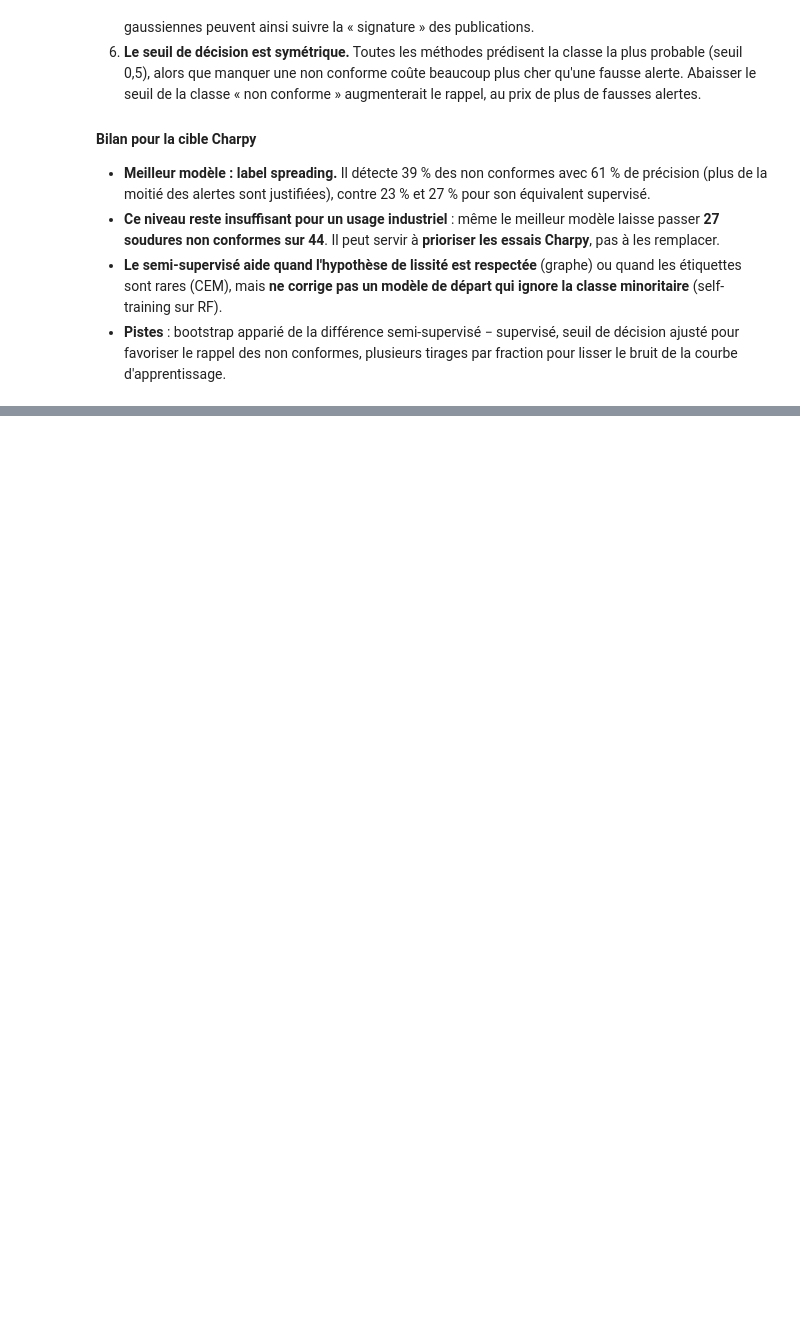
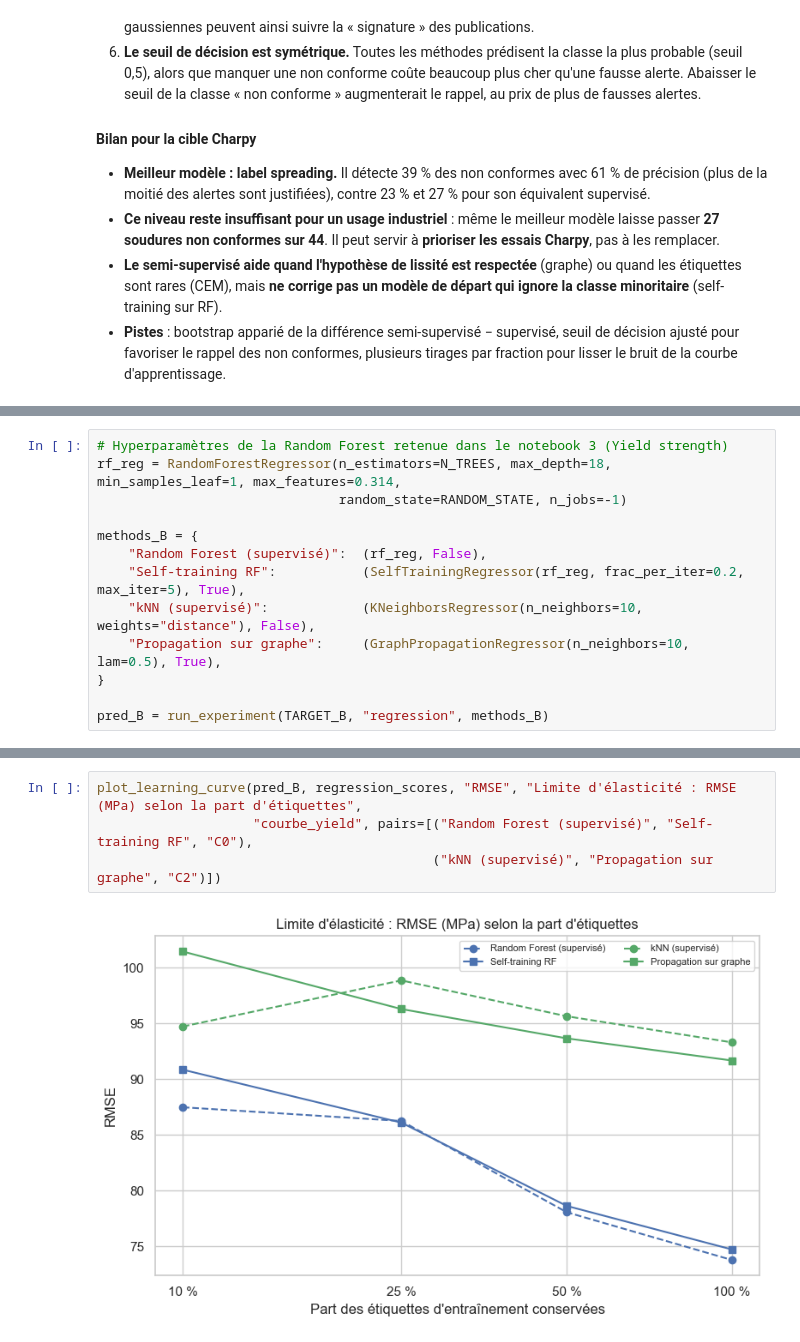
Before and after one commit to marilynehu25/Soudure-d-acier, a Jupyter notebook: 2. Analyses/4. Apprentissage semi supervisé.ipynb, the cells around one changed output, grey strips where cells are left out. Saved outputs shown, nothing was run; the diff lists cells and outputs as text; blank space fills up the shorter version.

```diff
--- a/2. Analyses/4. Apprentissage semi supervisé.ipynb
+++ b/2. Analyses/4. Apprentissage semi supervisé.ipynb
@@ -587,0 +592,13 @@ plt.tight_layout(); savefig("confusion_charpy"); plt.show()
+# %%
+# Hyperparamètres de la Random Forest retenue dans le notebook 3 (Yield strength)
+rf_reg = RandomForestRegressor(n_estimators=N_TREES, max_depth=18, min_samples_leaf=1, max_features=0.314,
+                               random_state=RANDOM_STATE, n_jobs=-1)
+
+methods_B = {
+    "Random Forest (supervisé)":  (rf_reg, False),
+    "Self-training RF":           (SelfTrainingRegressor(rf_reg, frac_per_iter=0.2, max_iter=5), True),
+    "kNN (supervisé)":            (KNeighborsRegressor(n_neighbors=10, weights="distance"), False),
+    "Propagation sur graphe":     (GraphPropagationRegressor(n_neighbors=10, lam=0.5), True),
+}
+
+pred_B = run_experiment(TARGET_B, "regression", methods_B)
@@ -587,0 +622,6 @@ plt.tight_layout(); savefig("confusion_charpy"); plt.show()
+# %%
+plot_learning_curve(pred_B, regression_scores, "RMSE", "Limite d'élasticité : RMSE (MPa) selon la part d'étiquettes",
+                    "courbe_yield", pairs=[("Random Forest (supervisé)", "Self-training RF", "C0"),
+                                           ("kNN (supervisé)", "Propagation sur graphe", "C2")])
+# %% [output]
+[figure, added]
```
Also changed, not shown: parts of 7 cells of this notebook, 4 other files.
